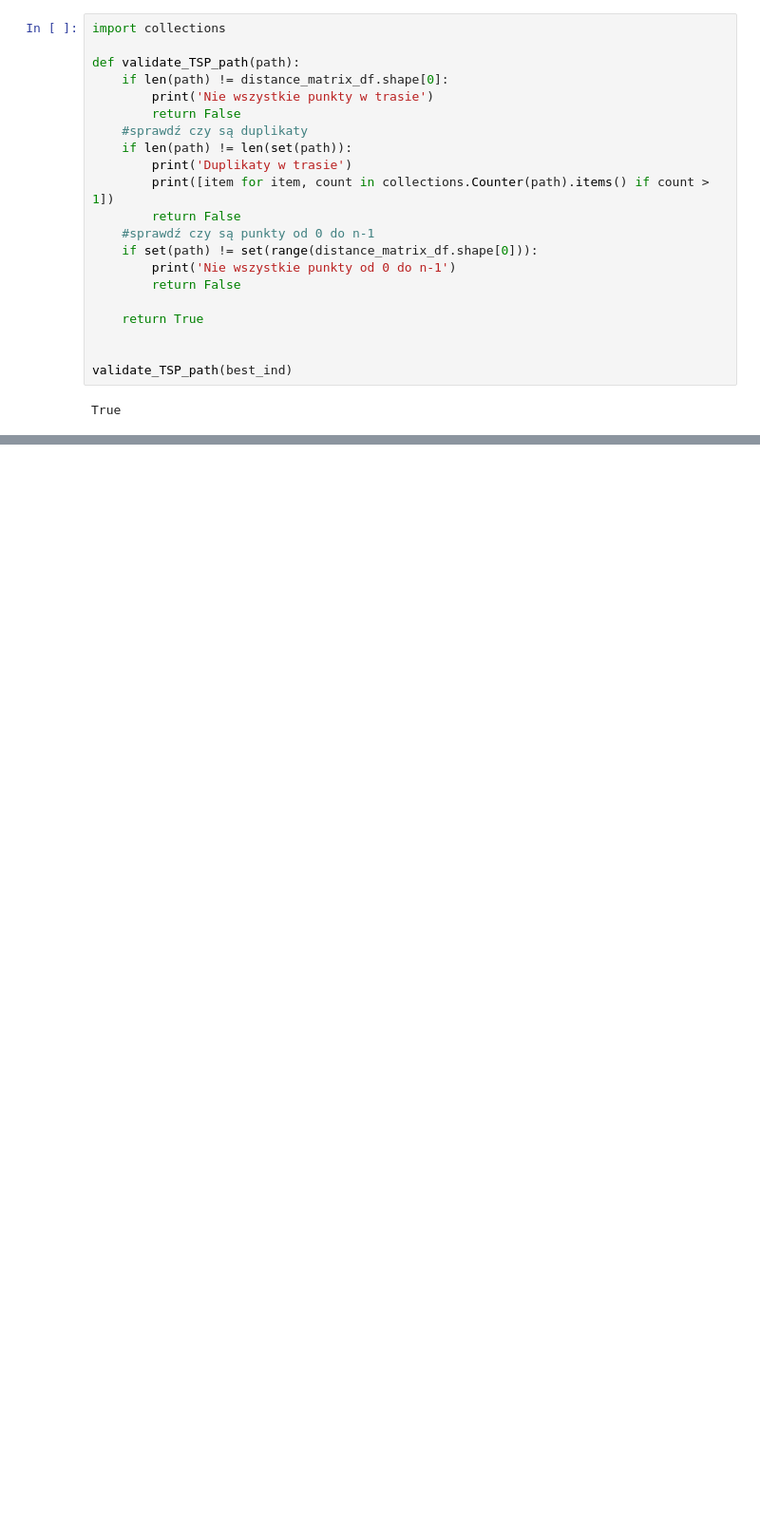
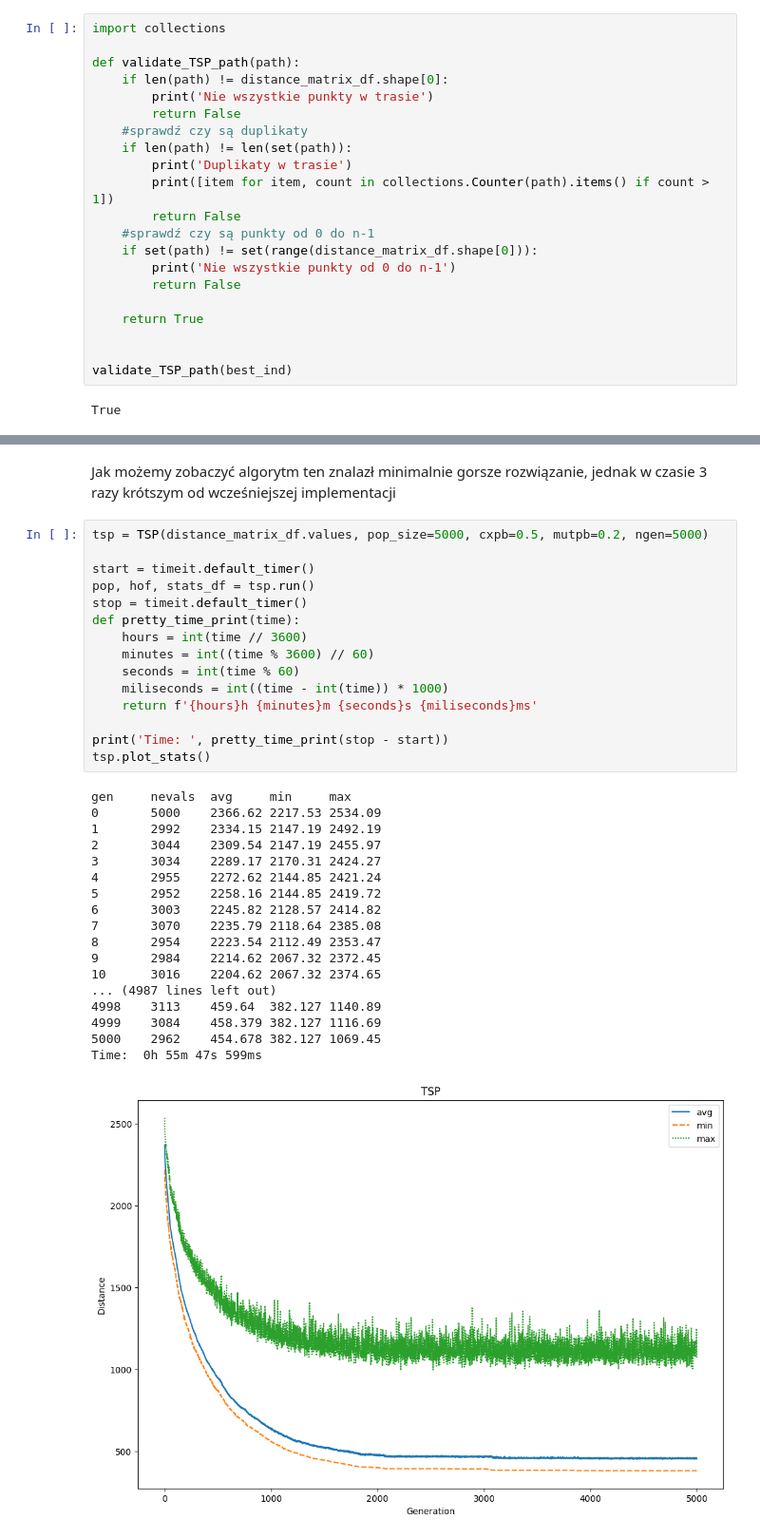
Before and after one commit to Krzysiaczek-kris/Algorytm-Genetyczny, a Jupyter notebook: TSP.ipynb, the cells around one changed output, grey strips where cells are left out. Shown at 95% size. Saved outputs shown, nothing was run; the diff lists cells and outputs as text; blank space fills up the shorter version.

```diff
--- a/TSP.ipynb
+++ b/TSP.ipynb
@@ -226,0 +310,36 @@ True
+# %% [markdown]
+Jak możemy zobaczyć algorytm ten znalazł minimalnie gorsze rozwiązanie, jednak w czasie 3 razy krótszym od wcześniejszej implementacji
+# %%
+tsp = TSP(distance_matrix_df.values, pop_size=5000, cxpb=0.5, mutpb=0.2, ngen=5000)
+
+start = timeit.default_timer()
+pop, hof, stats_df = tsp.run()
+stop = timeit.default_timer()
+def pretty_time_print(time):
+    hours = int(time // 3600)
+    minutes = int((time % 3600) // 60)
+    seconds = int(time % 60)
+    miliseconds = int((time - int(time)) * 1000)
+    return f'{hours}h {minutes}m {seconds}s {miliseconds}ms'
+
+print('Time: ', pretty_time_print(stop - start))
+tsp.plot_stats()
+# %% [output]
+gen     nevals  avg     min     max
+0       5000    2366.62 2217.53 2534.09
+1       2992    2334.15 2147.19 2492.19
+2       3044    2309.54 2147.19 2455.97
+3       3034    2289.17 2170.31 2424.27
+4       2955    2272.62 2144.85 2421.24
+5       2952    2258.16 2144.85 2419.72
+6       3003    2245.82 2128.57 2414.82
+7       3070    2235.79 2118.64 2385.08
+8       2954    2223.54 2112.49 2353.47
+9       2984    2214.62 2067.32 2372.45
+10      3016    2204.62 2067.32 2374.65
+... (4987 lines left out)
+4998    3113    459.64  382.127 1140.89
+4999    3084    458.379 382.127 1116.69
+5000    2962    454.678 382.127 1069.45
+Time:  0h 55m 47s 599ms
+[figure, added]
```
Also changed, not shown: parts of 13 cells of this notebook, 4 other files.
